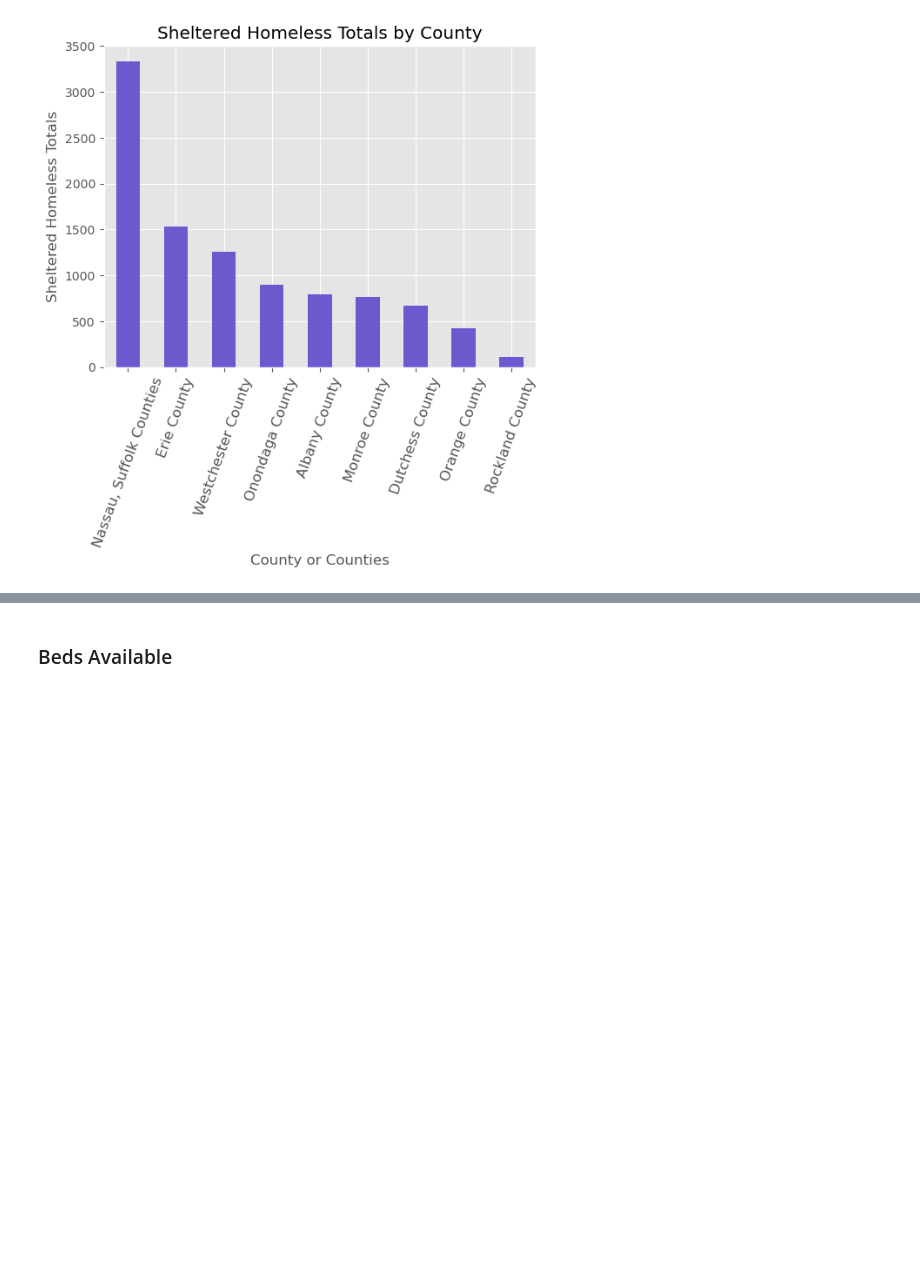
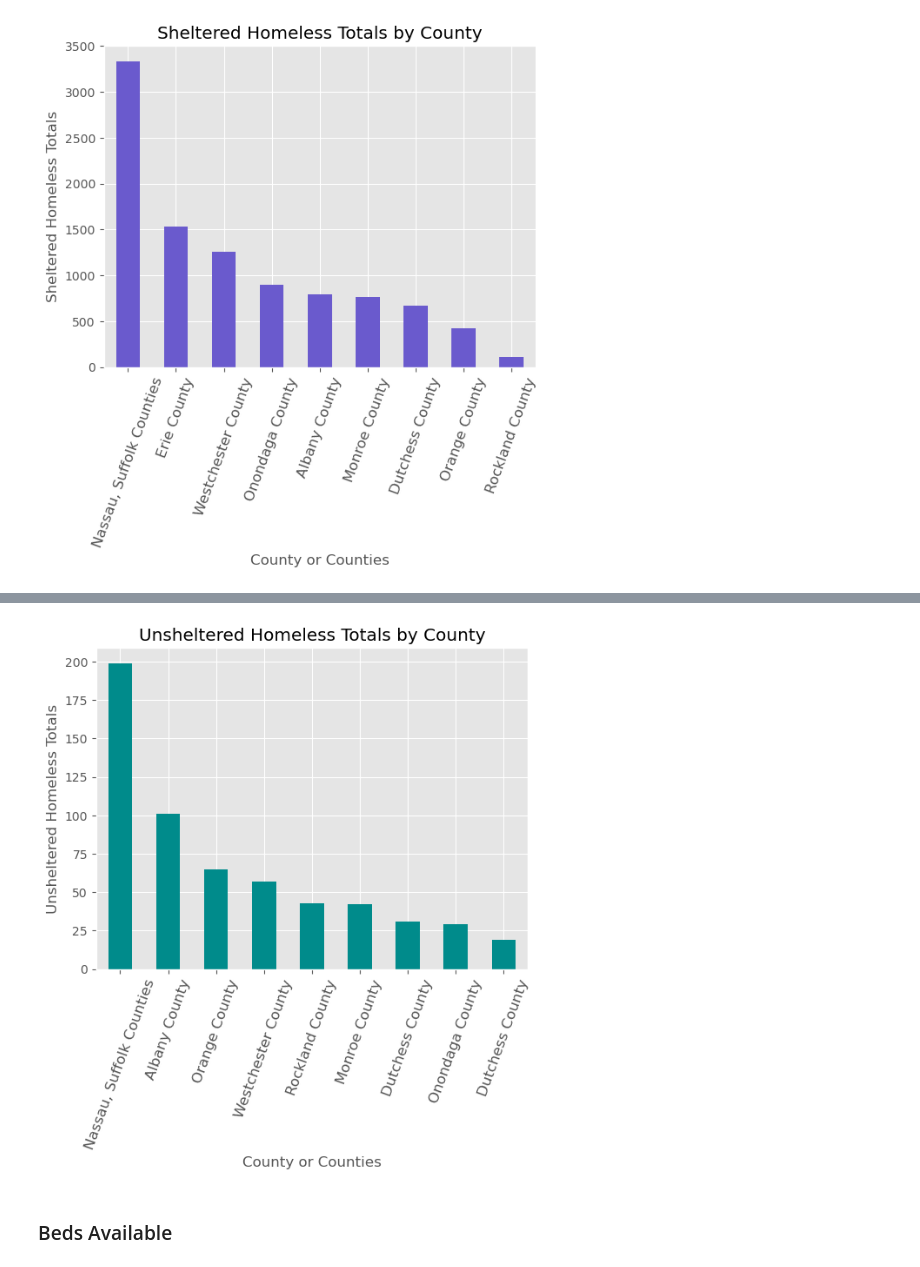
Before and after one commit to LDeYoung17/housing-data-study, a Jupyter notebook: notebooks/EDA_ML.ipynb, the cells around one changed output, grey strips where cells are left out. Saved outputs shown, nothing was run; the diff lists cells and outputs as text; code cells hidden in the pictures; blank space fills up the shorter version.

```diff
--- a/notebooks/EDA_ML.ipynb
+++ b/notebooks/EDA_ML.ipynb
@@ -186,0 +213,2 @@ display(PIT_COC_data.sample(5))
+# %%
+PIT_COC_data.fillna(0, inplace=True)
@@ -187,3 +217,2 @@ display(PIT_COC_data.sample(5))
 # %%
-PIT_COC_data['coc_number'] = PIT_COC_data['coc_number'].astype(str)
-PIT_COC_NY_data = PIT_COC_data.query("coc_number.str.contains('NY')")
+PIT_COC_NY_data = PIT_COC_data[PIT_COC_data['coc_number'].str.contains('NY')]
@@ -1196,3 +1001,5 @@ sheltered_total_grouping = grouping('sheltered_total_PIT_df', PIT_COC_county_dat
 sheltered_total_coc_bar = coc_bar(sheltered_total_grouping, 'coc_name', 'Sheltered Total Homeless', 'Sheltered Homeless Totals', 'Sheltered Homeless Totals by County', 'slateblue', 'Nassau, Suffolk Counties', 'Erie County', 'Westchester County', 'Onondaga County', 'Albany County', 'Monroe County', 'Dutchess County', 'Orange County', 'Rockland County')
 # %% [output]
 [figure]
+# %%
+unsheltered_total_grouping = grouping('overall_PIT_df', PIT_COC_county_data, 'coc_name', 'Unsheltered Homeless')
@@ -1199,3 +1017,7 @@ sheltered_total_coc_bar = coc_bar(sheltered_total_grouping, 'coc_name', 'Shelter
+# %%
+unsheltered_total_coc_bar = coc_bar(unsheltered_total_grouping, 'coc_name', 'Unsheltered Homeless', 'Unsheltered Homeless Totals', 'Unsheltered Homeless Totals by County', 'darkcyan', 'Nassau, Suffolk Counties', 'Albany County', 'Orange County', 'Westchester County', 'Rockland County', 'Monroe County', 'Dutchess County', 'Onondaga County', 'Dutchess County')
+# %% [output]
+[figure, added]
 # %% [markdown]
 <h3>Beds Available</h3>
 # %%
```
Also changed, not shown: parts of 29 cells of this notebook, 4 other files.
